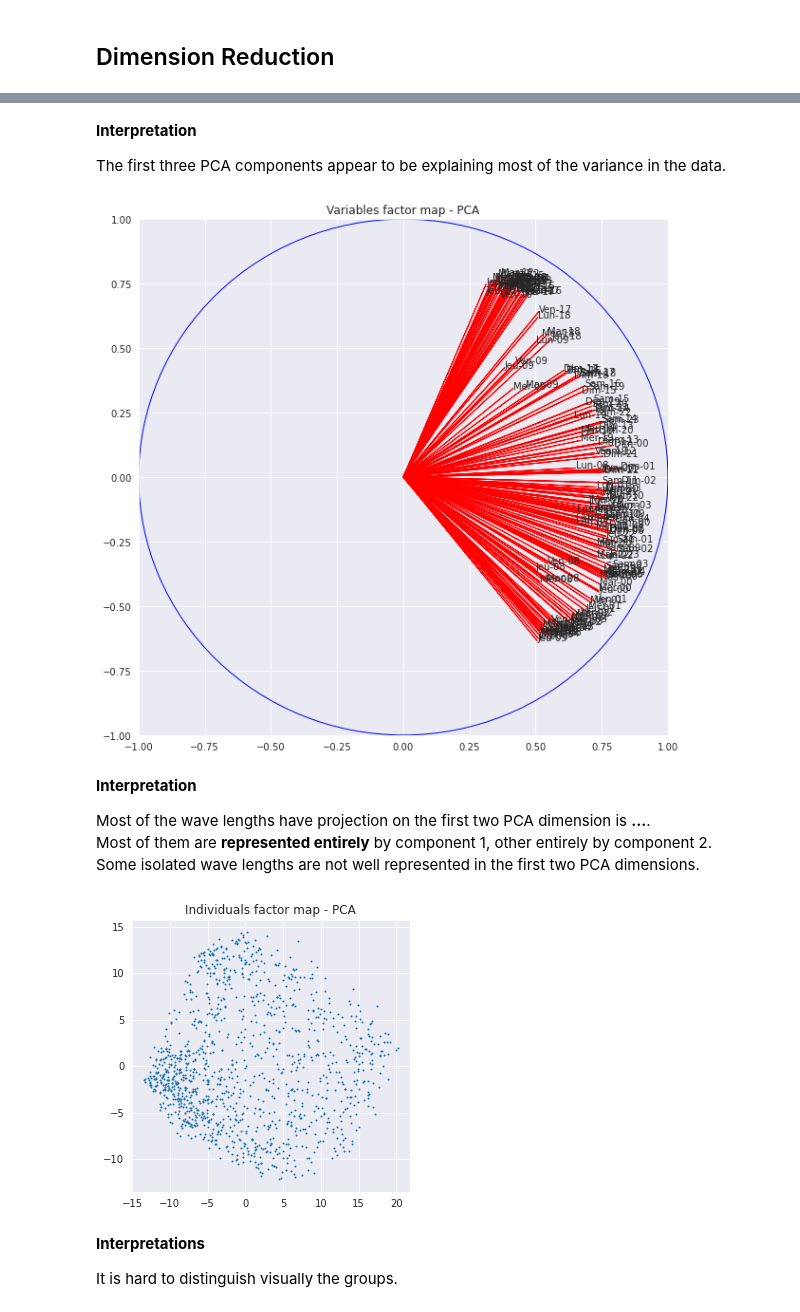
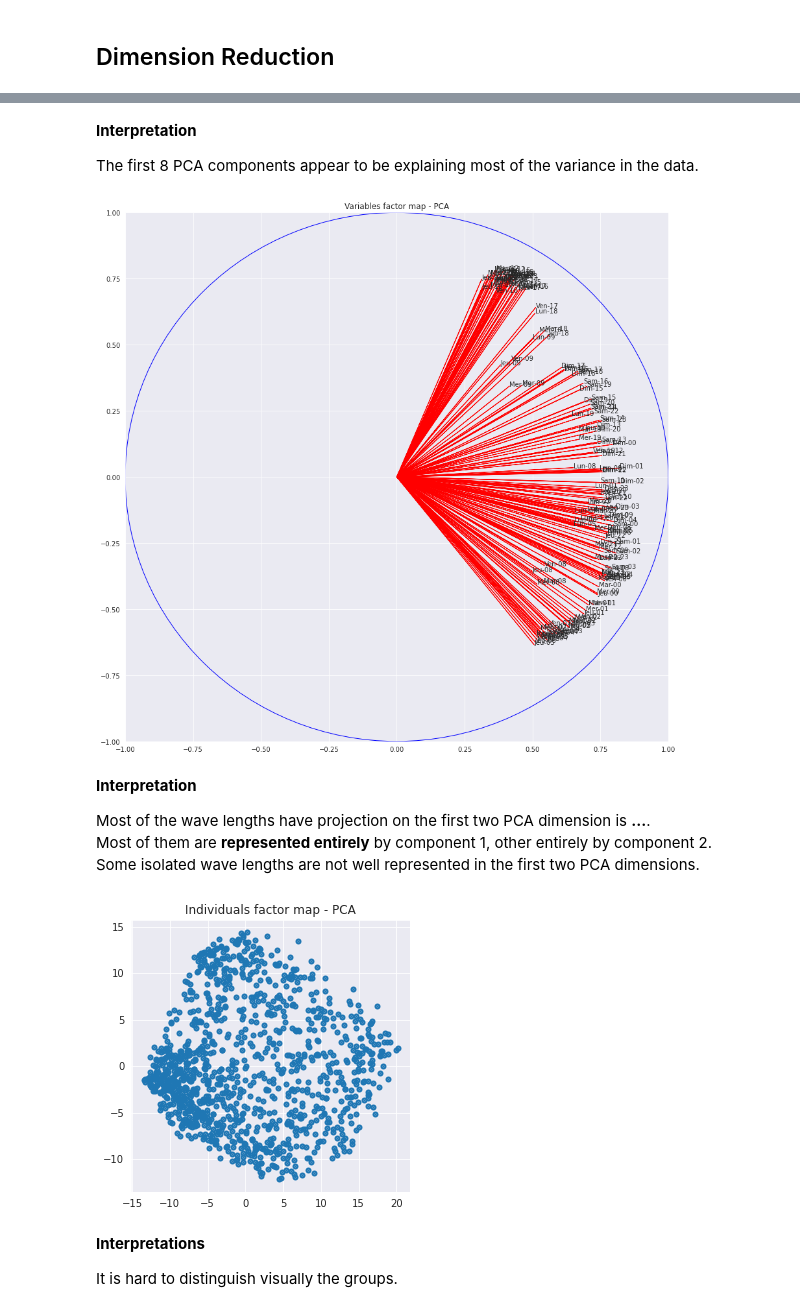
Before and after one commit to FeedAFish/4MADA, a Jupyter notebook: Projet/Python/pythonnotebook.ipynb, the cells around one changed output, grey strips where cells are left out. Drawn from its saved outputs; the diff is of its cells as text; code cells hidden in the pictures.

```diff
--- a/Projet/Python/pythonnotebook.ipynb
+++ b/Projet/Python/pythonnotebook.ipynb
@@ -426,12 +430,12 @@ print(sum([explained_variance_ratio[i] for i in range(3)]))
 # %% [markdown]
 **Interpretation**
 
-The first three PCA components appear to be explaining most of the variance in the data.
+The first 8 PCA components appear to be explaining most of the variance in the data.
 # %%
 coord1 = pca.components_[0] * np.sqrt(pca.explained_variance_[0])
 coord2 = pca.components_[1] * np.sqrt(pca.explained_variance_[1])
 
-fig = plt.figure(figsize=(10, 10))
+fig = plt.figure(figsize=(15, 15))
 ax = fig.add_subplot(1, 1, 1)
 for i, j, nom in zip(coord1, coord2, loading.columns):
     plt.text(i, j, nom, fontsize=10)
@@ -443,7 +447,7 @@ plt.gcf().gca().add_artist(plt.Circle((0, 0), radius = 1, color = 'b', fill = Fa
 plt.title('Variables factor map - PCA')
 plt.show()
 # %% [output]
-[figure, old version]
+[figure, new version]
 # %% [markdown]
 **Interpretation**
 
@@ -453,12 +457,12 @@ Some isolated wave lengths are not well represented in the first two PCA dimensi
 # %%
 plt.figure(figsize=(5,5))
 
-plt.scatter(loading_pca[:, 0], loading_pca[:, 1], s=1, linewidths=1)
+plt.scatter(loading_pca[:, 0], loading_pca[:, 1], s=4, linewidths=4)
 plt.title("Individuals factor map - PCA")
 
 plt.show()
 # %% [output]
-[figure, old version]
+[figure, new version]
 # %% [markdown]
 **Interpretations**
 
```
Also changed, not shown: parts of 40 cells of this notebook.
